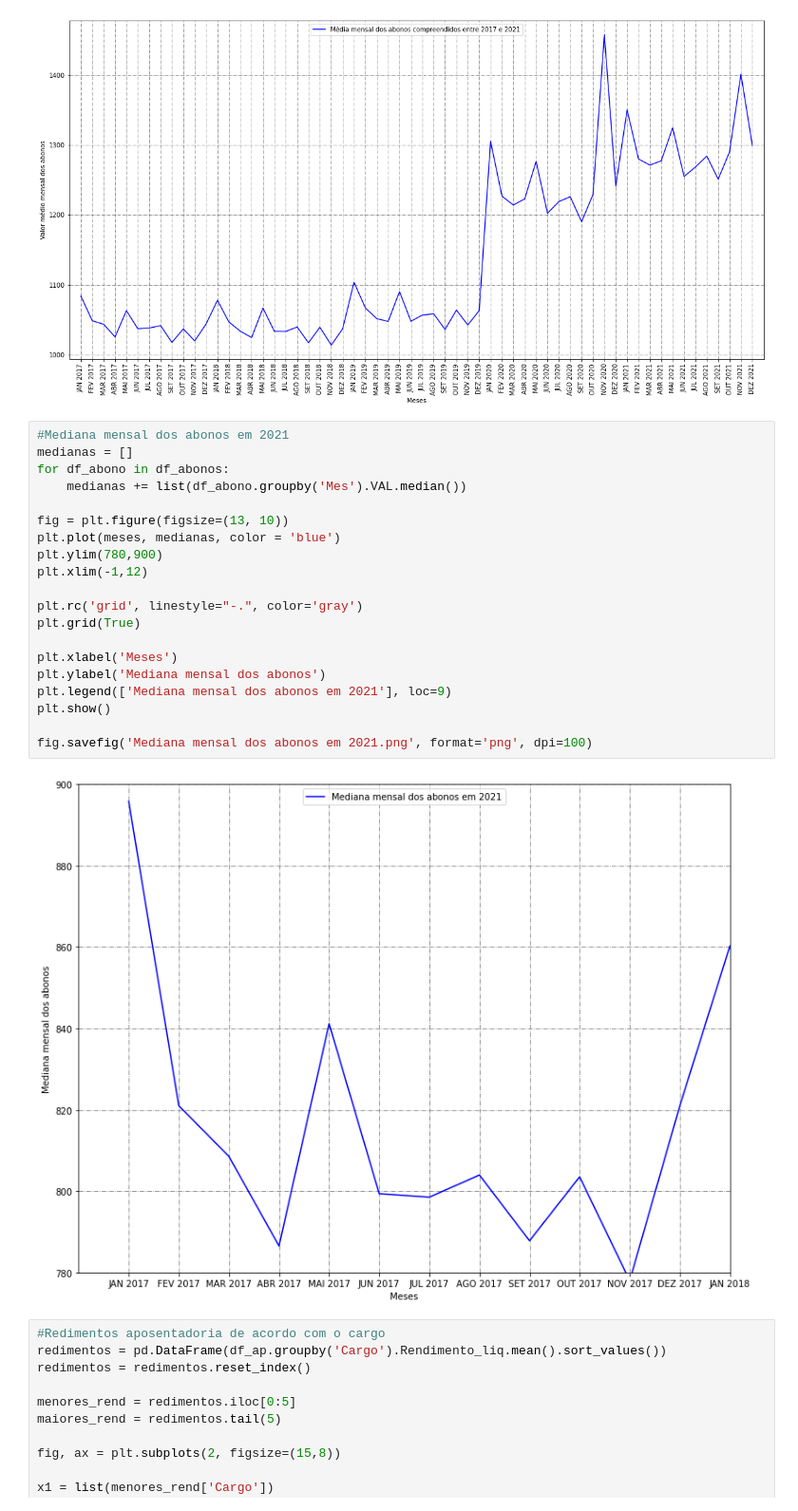
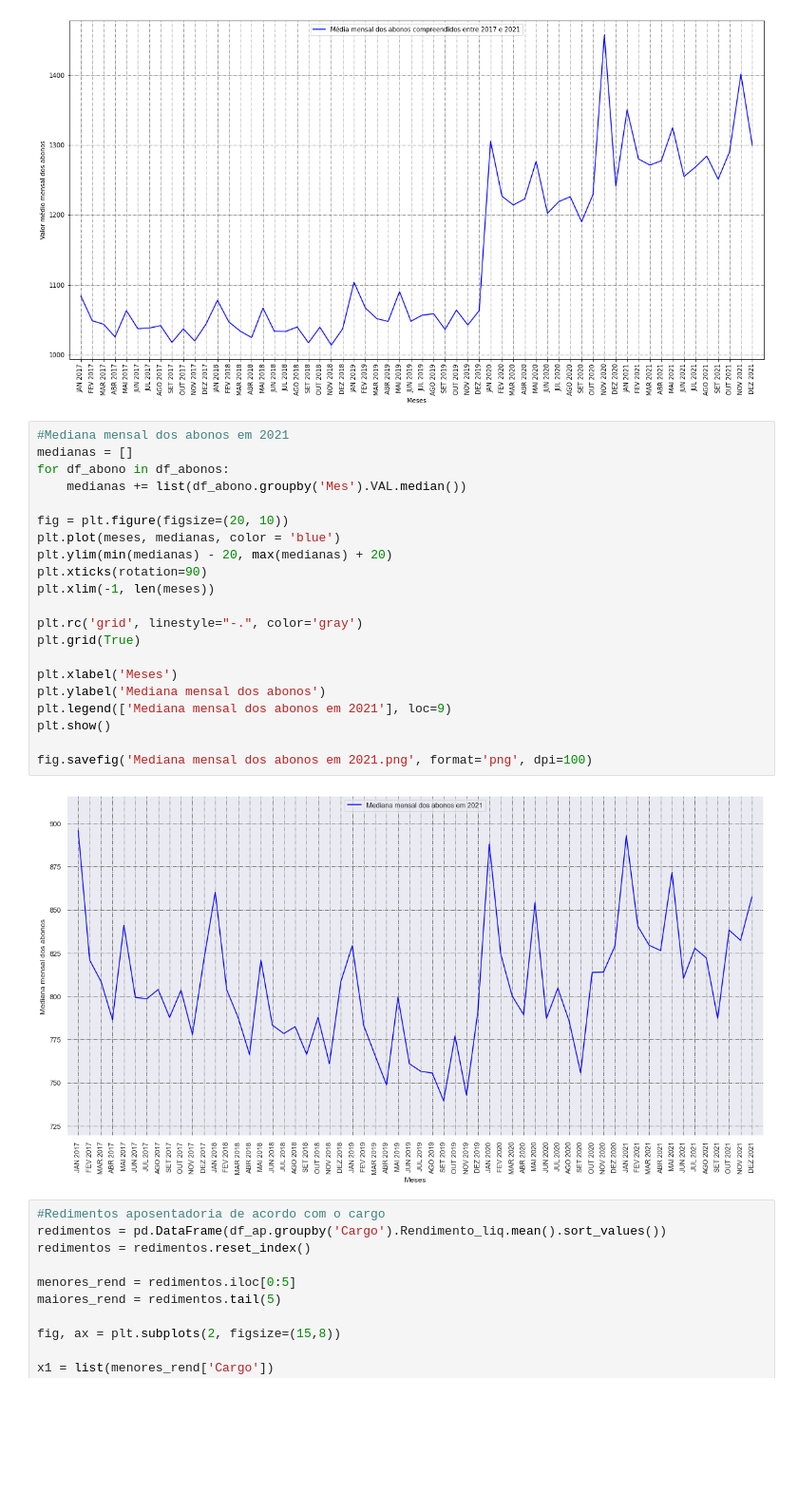
Before and after one commit to ghastcmd/data-science-project, a Jupyter notebook: Projeto.ipynb, the cells around one changed output. Shown at 95% size. Drawn from its saved outputs; the diff is of its cells as text; blank space fills up the shorter version.

Commit message:
Added meadian graph for all years

```diff
--- a/Projeto.ipynb
+++ b/Projeto.ipynb
@@ -178,25 +178,26 @@ medias.append(meses_medias)
 # %%
 #Mediana mensal dos abonos em 2021
 medianas = []
 for df_abono in df_abonos:
     medianas += list(df_abono.groupby('Mes').VAL.median())
 
-fig = plt.figure(figsize=(13, 10))
+fig = plt.figure(figsize=(20, 10))
 plt.plot(meses, medianas, color = 'blue')
-plt.ylim(780,900)
-plt.xlim(-1,12)
+plt.ylim(min(medianas) - 20, max(medianas) + 20)
+plt.xticks(rotation=90)
+plt.xlim(-1, len(meses))
 
 plt.rc('grid', linestyle="-.", color='gray')
 plt.grid(True)
 
 plt.xlabel('Meses')
 plt.ylabel('Mediana mensal dos abonos')
 plt.legend(['Mediana mensal dos abonos em 2021'], loc=9)
 plt.show()
 
 fig.savefig('Mediana mensal dos abonos em 2021.png', format='png', dpi=100)
 # %% [output]
-[figure, old version]
+[figure, new version]
 # %%
 #Redimentos aposentadoria de acordo com o cargo
 redimentos = pd.DataFrame(df_ap.groupby('Cargo').Rendimento_liq.mean().sort_values())
```
